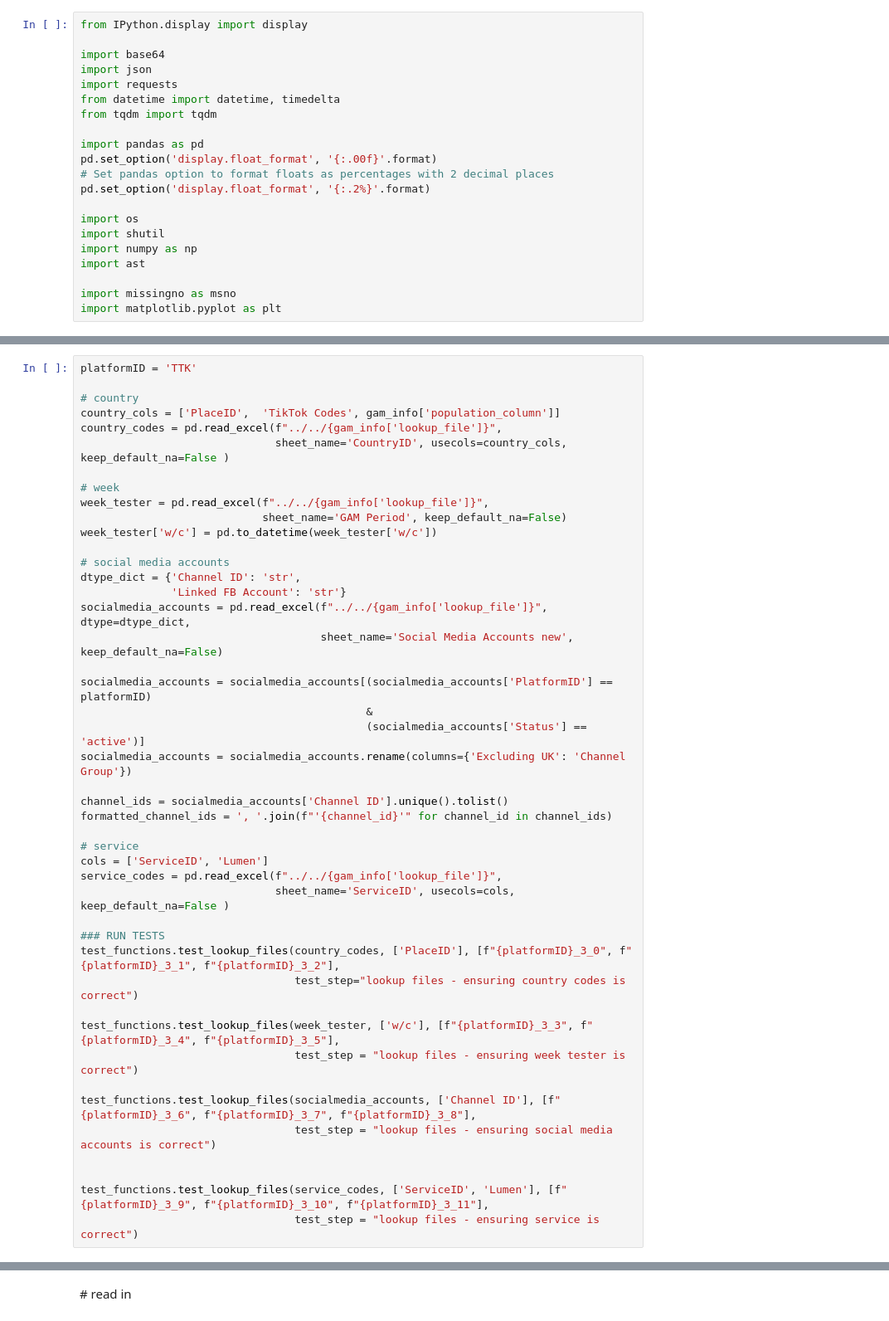
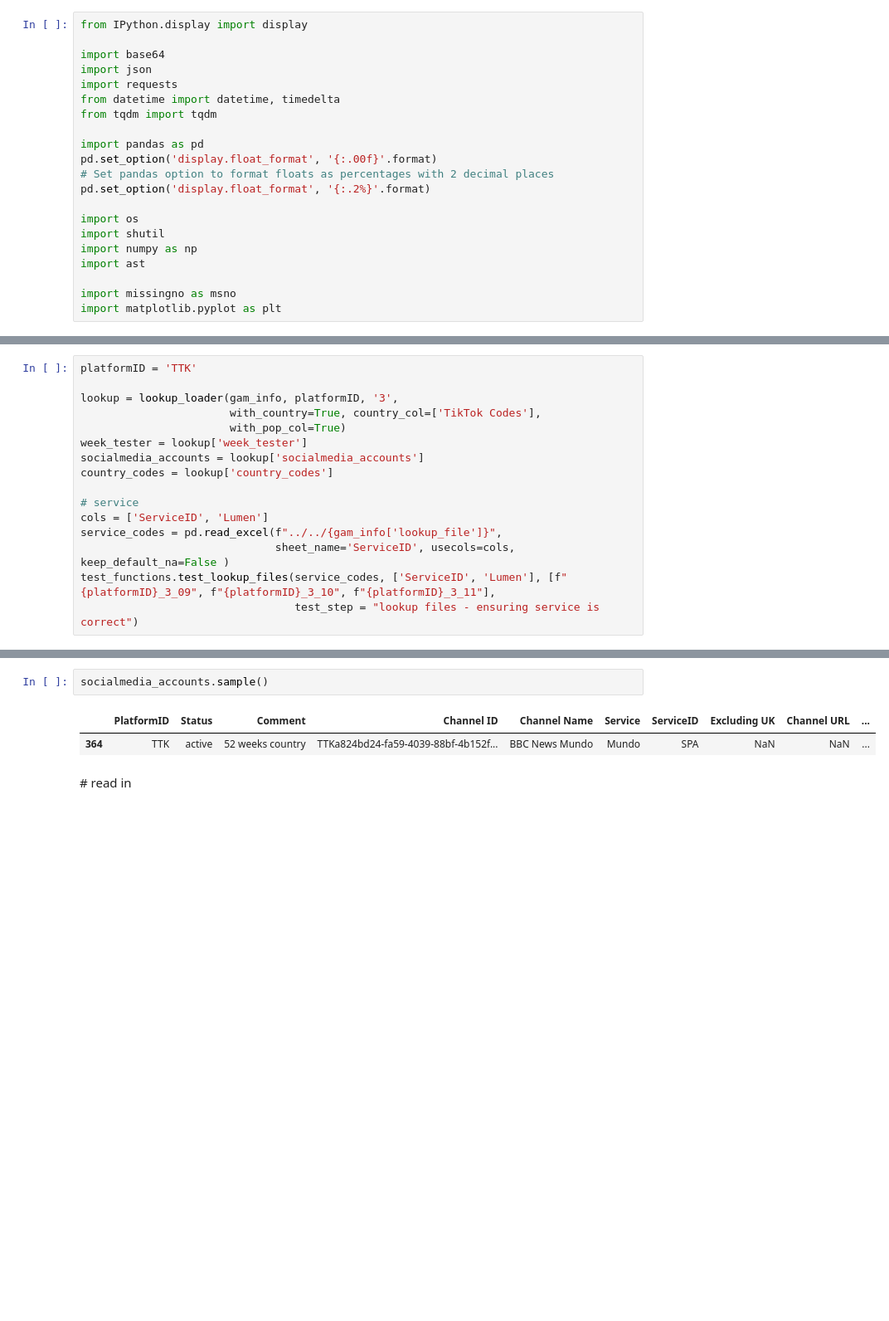
Before and after one commit to brunsd42/digiGAM, a Jupyter notebook: notebooks/3_socialMedia_combination_tiktok.ipynb, the cells around one changed output, grey strips where cells are left out. Shown at 83% size. Cells and saved outputs as stored; diff of their text form; blank space fills up the shorter version.

```diff
--- a/notebooks/3_socialMedia_combination_tiktok.ipynb
+++ b/notebooks/3_socialMedia_combination_tiktok.ipynb
@@ -42,46 +42,17 @@ import functions
 # %%
 platformID = 'TTK'
 
-# country
-country_cols = ['PlaceID',	'TikTok Codes', gam_info['population_column']]
-country_codes = pd.read_excel(f"../../{gam_info['lookup_file']}",
-                              sheet_name='CountryID', usecols=country_cols, keep_default_na=False )
-
-# week
-week_tester = pd.read_excel(f"../../{gam_info['lookup_file']}",
-                            sheet_name='GAM Period', keep_default_na=False)
-week_tester['w/c'] = pd.to_datetime(week_tester['w/c'])
-
-# social media accounts
-dtype_dict = {'Channel ID': 'str',
-              'Linked FB Account': 'str'}
-socialmedia_accounts = pd.read_excel(f"../../{gam_info['lookup_file']}", dtype=dtype_dict,
-                                     sheet_name='Social Media Accounts new', keep_default_na=False)
-
-socialmedia_accounts = socialmedia_accounts[(socialmedia_accounts['PlatformID'] == platformID)
-                                            &
-                                            (socialmedia_accounts['Status'] == 'active')]
-socialmedia_accounts = socialmedia_accounts.rename(columns={'Excluding UK': 'Channel Group'})
-
-channel_ids = socialmedia_accounts['Channel ID'].unique().tolist()
-formatted_channel_ids = ', '.join(f"'{channel_id}'" for channel_id in channel_ids)
+lookup = lookup_loader(gam_info, platformID, '3',
+                       with_country=True, country_col=['TikTok Codes'],
+                       with_pop_col=True)
+week_tester = lookup['week_tester']
+socialmedia_accounts = lookup['socialmedia_accounts']
+country_codes = lookup['country_codes']
 
 # service
 cols = ['ServiceID', 'Lumen']
 service_codes = pd.read_excel(f"../../{gam_info['lookup_file']}",
                               sheet_name='ServiceID', usecols=cols, keep_default_na=False )
-
-### RUN TESTS
-test_functions.test_lookup_files(country_codes, ['PlaceID'], [f"{platformID}_3_0", f"{platformID}_3_1", f"{platformID}_3_2"],
-                                 test_step="lookup files - ensuring country codes is correct")
-
-test_functions.test_lookup_files(week_tester, ['w/c'], [f"{platformID}_3_3", f"{platformID}_3_4", f"{platformID}_3_5"],
-                                 test_step = "lookup files - ensuring week tester is correct")
-
-test_functions.test_lookup_files(socialmedia_accounts, ['Channel ID'], [f"{platformID}_3_6", f"{platformID}_3_7", f"{platformID}_3_8"],
-                                 test_step = "lookup files - ensuring social media accounts is correct")
-
-
-test_functions.test_lookup_files(service_codes, ['ServiceID', 'Lumen'], [f"{platformID}_3_9", f"{platformID}_3_10", f"{platformID}_3_11"],
+test_functions.test_lookup_files(service_codes, ['ServiceID', 'Lumen'], [f"{platformID}_3_09", f"{platformID}_3_10", f"{platformID}_3_11"],
                                  test_step = "lookup files - ensuring service is correct")
 # %% [output]
@@ -105,3 +77,8 @@ test_functions.test_lookup_files(service_codes, ['ServiceID', 'Lumen'], [f"{plat
+# %%
+socialmedia_accounts.sample()
+# %% [output]
+|  | PlatformID | Status | Comment | Channel ID | Channel Name | Service | ServiceID | Excluding UK | Channel URL | ... |
+| 364 | TTK | active | 52 weeks country | TTKa824bd24-fa59-4039-88bf-4b152f... | BBC News Mundo | Mundo | SPA | NaN | NaN | ... |
 # %% [markdown]
 # read in
 # %%
```
Also changed, not shown: parts of 20 cells of this notebook, 8 other files.
